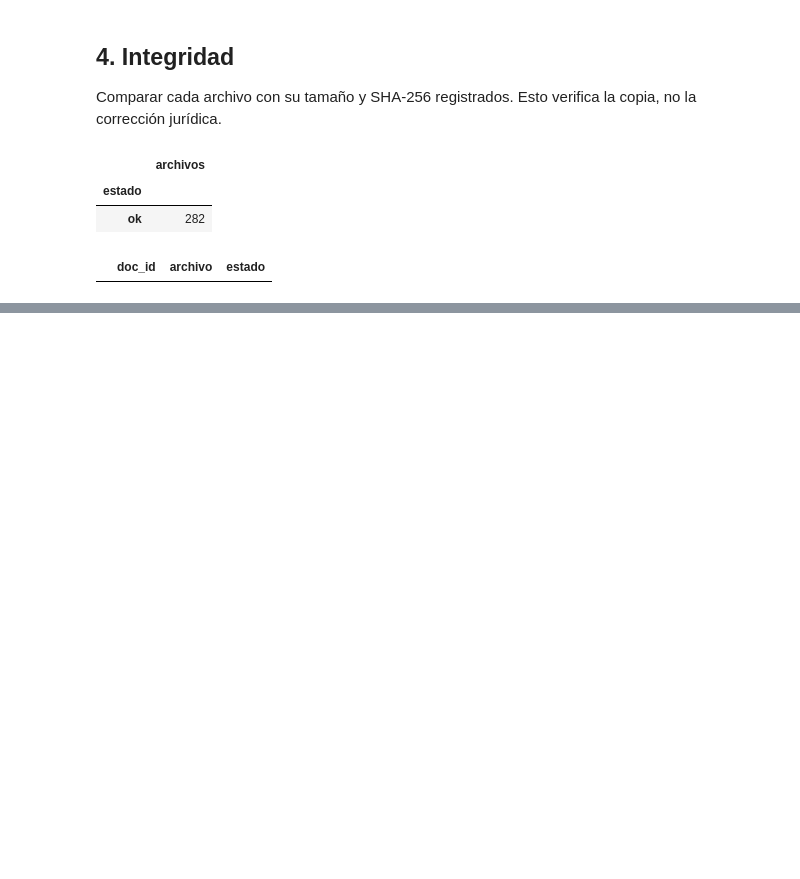
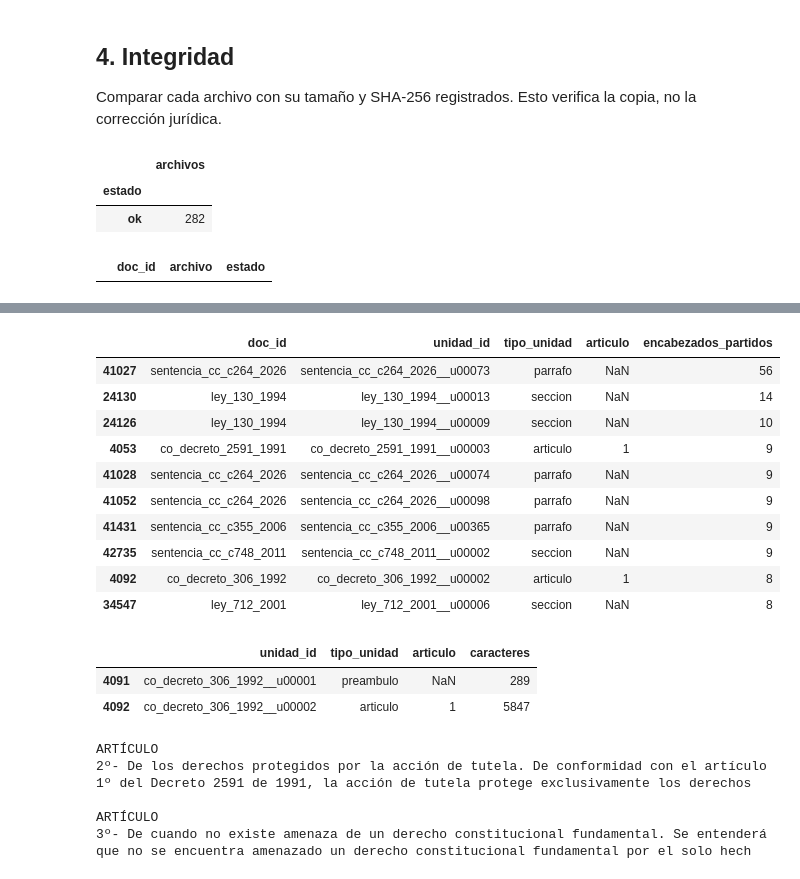
Before and after one commit to SamuelCharry/ai-week-2026, a Jupyter notebook: notebooks/00_eda.ipynb, the cells around one changed output, grey strips where cells are left out. Drawn from its saved outputs; the diff is of its cells as text; code cells hidden in the pictures; blank space fills up the shorter version.

```diff
--- a/notebooks/00_eda.ipynb
+++ b/notebooks/00_eda.ipynb
@@ -197,0 +412,29 @@ display(integridad.loc[integridad["estado"] != "ok"])
+# %%
+if procesados_disponibles:
+    unidades["sha256_texto"] = unidades["texto"].map(lambda t: hashlib.sha256(t.encode("utf-8")).hexdigest())
+    repetidas = unidades[unidades["sha256_texto"].duplicated(keep=False)]
+    aporte = ventanas["doc_id"].value_counts().rename("ventanas").to_frame()
+    aporte["porcentaje"] = (100 * aporte["ventanas"] / len(ventanas)).round(2)
+    display(aporte.head(10))
+    display(pd.Series({
+        "Documentos de texto idéntico, copias adicionales": int(docs["sha256_texto"].duplicated().sum()),
+        "Unidades en grupos de texto idéntico": len(repetidas),
+        "Grupos de unidades idénticas": repetidas["sha256_texto"].nunique(),
+        "Unidades de menos de 80 caracteres": int(unidades["caracteres"].lt(80).sum()),
+        "Aporte de los 10 documentos con más ventanas (%)": round(100 * aporte["ventanas"].head(10).sum() / len(ventanas), 2),
+    }, name="Resultado").to_frame())
+    ejemplos_repetidos = repetidas.groupby("sha256_texto").agg(
+        repeticiones=("unidad_id", "size"), documentos=("doc_id", "nunique"), texto=("texto", "first"),
+    ).nlargest(5, "repeticiones")
+    display(ejemplos_repetidos.reset_index(drop=True))
+
+    revision = docs[["doc_id", "estado_extraccion"]].copy()
+    ids_segmentacion = set(unidades.loc[unidades["estado_segmentacion"] == "revisar", "doc_id"])
+    ids_avisos = set(unidades.loc[unidades["avisos"].map(bool), "doc_id"])
+    revision["segmentacion"] = revision["doc_id"].isin(ids_segmentacion).map({True: "Con revisión", False: "Sin revisión marcada"})
+    display(pd.crosstab(revision["estado_extraccion"], revision["segmentacion"]))
+    display(pd.Series({
+        "Documentos con avisos de extracción": int(docs["estado_extraccion"].eq("revisar").sum()),
+        "Documentos con segmentación por revisar": len(ids_segmentacion),
+        "Documentos con algún aviso en sus unidades": len(ids_avisos),
+    }, name="Documentos").to_frame())
@@ -197,0 +480,35 @@ display(integridad.loc[integridad["estado"] != "ok"])
+# %%
+if procesados_disponibles:
+    patron = r"(?im)^[ \t]*ART[IÍ]CULO[ \t]*\n[ \t]*\d"
+    unidades["encabezados_partidos"] = unidades["texto"].str.count(patron)
+    candidatos = unidades[unidades["encabezados_partidos"] > 0]
+    display(candidatos.nlargest(10, "encabezados_partidos")[
+        ["doc_id", "unidad_id", "tipo_unidad", "articulo", "encabezados_partidos"]
+    ])
+    caso = unidades[unidades["doc_id"] == "co_decreto_306_1992"]
+    display(caso[["unidad_id", "tipo_unidad", "articulo", "caracteres"]])
+    import re
+    for texto in caso["texto"]:
+        for encabezado in list(re.finditer(patron, texto))[:2]:
+            print(texto[encabezado.start():encabezado.start() + 180])
+            print()
+# %% [output]
+|  | doc_id | unidad_id | tipo_unidad | articulo | encabezados_partidos |
+| 41027 | sentencia_cc_c264_2026 | sentencia_cc_c264_2026__u00073 | parrafo | NaN | 56 |
+| 24130 | ley_130_1994 | ley_130_1994__u00013 | seccion | NaN | 14 |
+| 24126 | ley_130_1994 | ley_130_1994__u00009 | seccion | NaN | 10 |
+| 4053 | co_decreto_2591_1991 | co_decreto_2591_1991__u00003 | articulo | 1 | 9 |
+| 41028 | sentencia_cc_c264_2026 | sentencia_cc_c264_2026__u00074 | parrafo | NaN | 9 |
+| 41052 | sentencia_cc_c264_2026 | sentencia_cc_c264_2026__u00098 | parrafo | NaN | 9 |
+| 41431 | sentencia_cc_c355_2006 | sentencia_cc_c355_2006__u00365 | parrafo | NaN | 9 |
+| 42735 | sentencia_cc_c748_2011 | sentencia_cc_c748_2011__u00002 | seccion | NaN | 9 |
+| 4092 | co_decreto_306_1992 | co_decreto_306_1992__u00002 | articulo | 1 | 8 |
+| 34547 | ley_712_2001 | ley_712_2001__u00006 | seccion | NaN | 8 |
+|  | unidad_id | tipo_unidad | articulo | caracteres |
+| 4091 | co_decreto_306_1992__u00001 | preambulo | NaN | 289 |
+| 4092 | co_decreto_306_1992__u00002 | articulo | 1 | 5847 |
+ARTÍCULO
+2º- De los derechos protegidos por la acción de tutela. De conformidad con el artículo 1º del Decreto 2591 de 1991, la acción de tutela protege exclusivamente los derechos
+
+ARTÍCULO
+3º- De cuando no existe amenaza de un derecho constitucional fundamental. Se entenderá que no se encuentra amenazado un derecho constitucional fundamental por el solo hech
```
Also changed, not shown: parts of 14 cells of this notebook, 3 other files.
